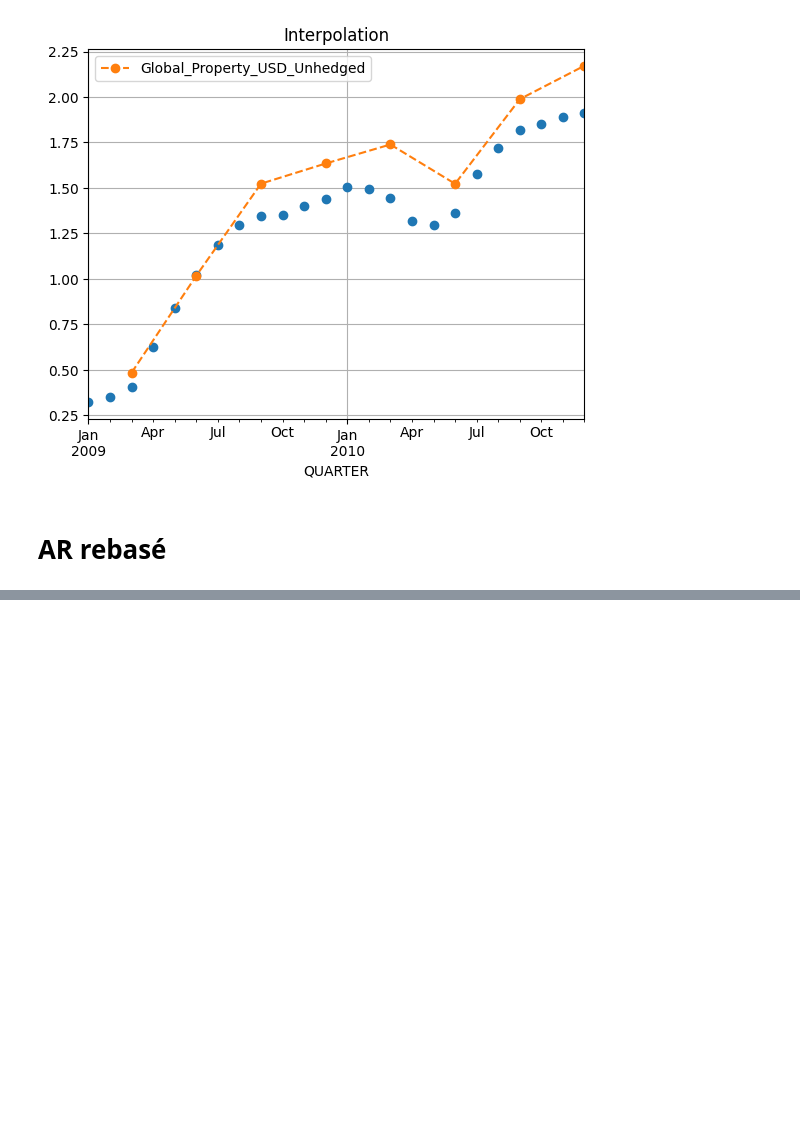
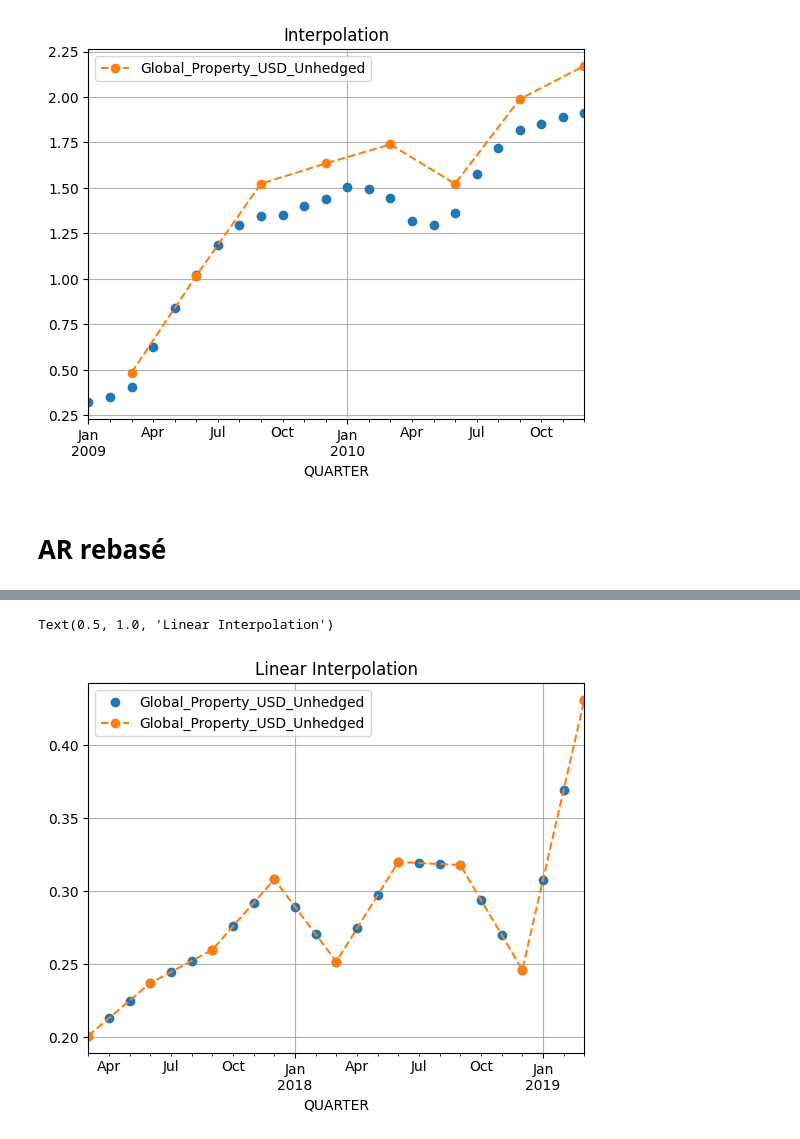
Before and after one commit to Perann/STAT_APP, a Jupyter notebook: AR_Model/AR_rebasage_ultimr.ipynb, the cells around one changed output, grey strips where cells are left out. Saved outputs shown, nothing was run; the diff lists cells and outputs as text; code cells hidden in the pictures; blank space fills up the shorter version.

```diff
--- a/AR_Model/AR_rebasage_ultimr.ipynb
+++ b/AR_Model/AR_rebasage_ultimr.ipynb
@@ -207,0 +194,24 @@ linear_returns.iloc[1:].corr().style.background_gradient(cmap = 'RdYlGn')
+# %%
+fig, axis = plt.subplots()
+
+(linear_returns.Global_Property_USD_Unhedged
+ .agg(cumulated_returns)
+ .loc['31-03-2017' : '31-03-2019']
+.plot(ax = axis, style = 'o',grid = True)
+.legend())
+
+
+(price.Global_Property_USD_Unhedged
+ .resample('ME')
+ .interpolate('linear')
+ .pct_change()
+ .agg(cumulated_returns)
+ .loc['31-03-2017': '31-03-2019']
+ .iloc[::3]
+ .plot(ax = axis, style = 'o--', grid = True)
+ .legend())
+
+axis.set_title('Linear Interpolation')
+# %% [output]
+Text(0.5, 1.0, 'Linear Interpolation')
+[figure, added]
```
Also changed, not shown: parts of 15 cells of this notebook, 1 other file.
